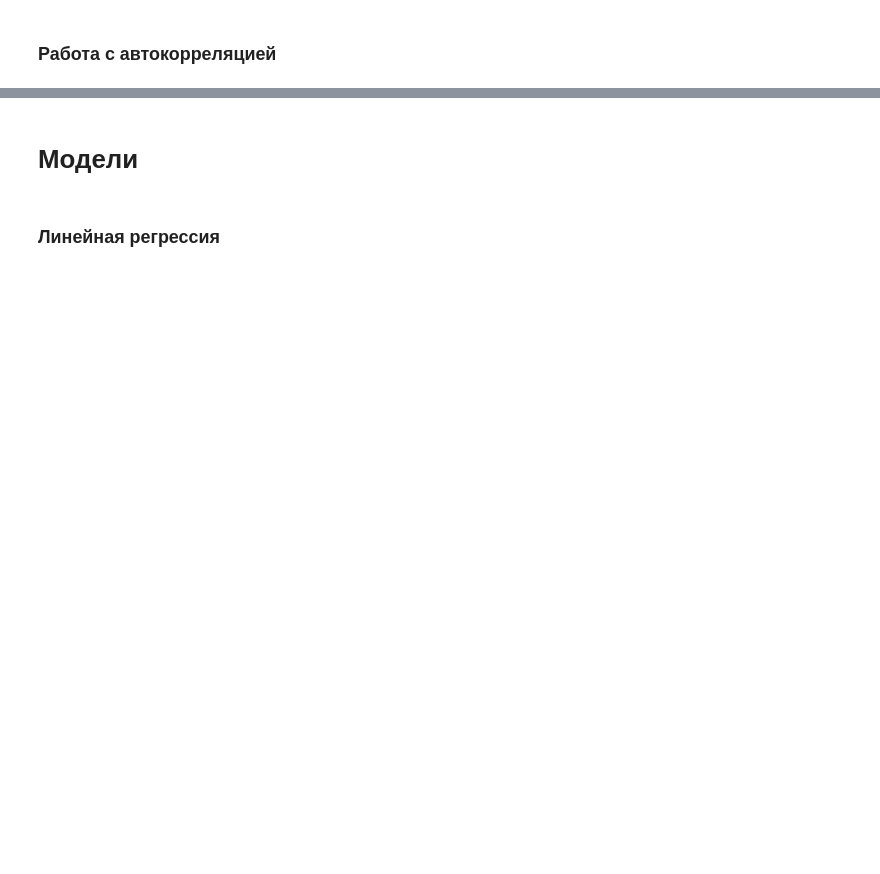
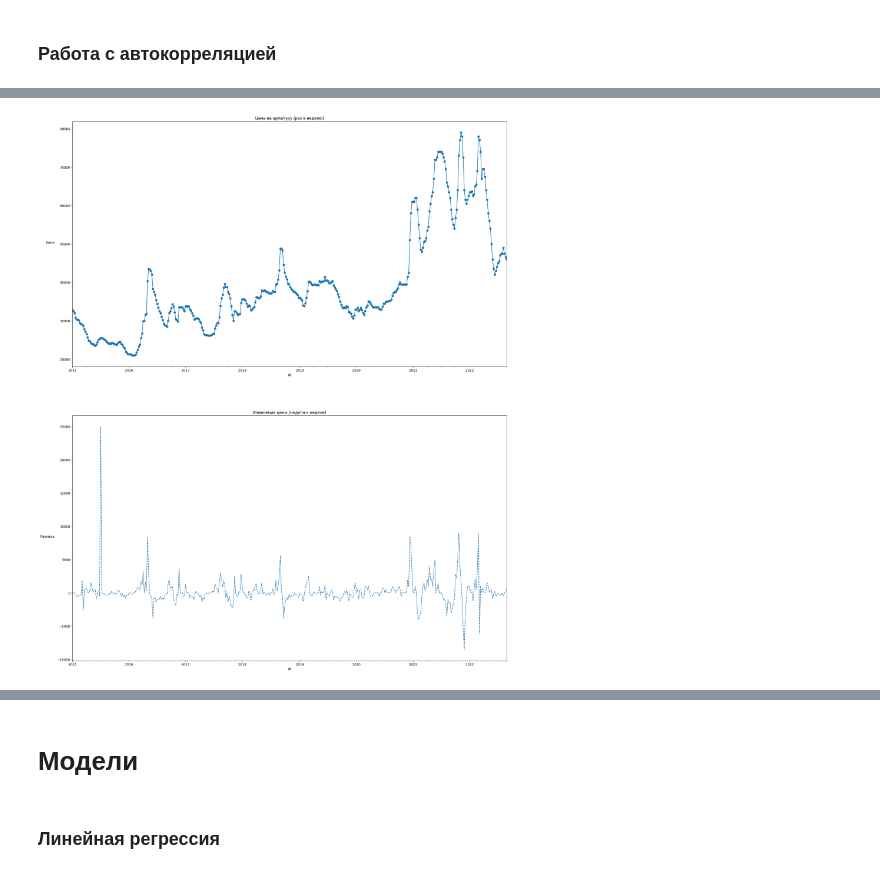
Before and after one commit to Klop4ikk/3int, a Jupyter notebook: Итоговая работа/train.ipynb, the cells around one changed output, grey strips where cells are left out. Drawn from its saved outputs; the diff is of its cells as text; code cells hidden in the pictures; blank space fills up the shorter version.

```diff
--- a/Итоговая работа/train.ipynb
+++ b/Итоговая работа/train.ipynb
@@ -330,19 +372,21 @@ plt.show()
 # %%
-df_ts['Цена_разница_неделя'] = df_ts['Цена на арматуру'].diff(1)  # Разница с прошлой неделей
+df_ts['Цена_разница_неделя'] = df_ts['Восстановленный ряд'].diff(1)  # Разница с прошлой неделей
 
-plt.figure(figsize=(24, 40))
+plt.figure(figsize=(24, 30))
 
 ax1 = plt.subplot(211)
 ax1.set_title('Цена на арматуру (раз в неделю)')
 ax1.set_ylabel('Цена', rotation=0, labelpad=30)
 df_ts.set_index('dt')['Цена на арматуру'].plot(ax=ax1, marker='o')
 
 ax2 = plt.subplot(212)
 ax2.set_title('Изменение цены (неделя к неделе)')
 ax2.set_ylabel('Разница', rotation=0, labelpad=30)
 df_ts.set_index('dt')['Цена_разница_неделя'].plot(ax=ax2, marker='', linestyle='dashed')
 
 plt.show()
+# %% [output]
+[figure, added]
 # %%
 df_ts.replace(np.nan, 0, inplace=True)
 # %%
```
Also changed, not shown: parts of 23 cells of this notebook.
